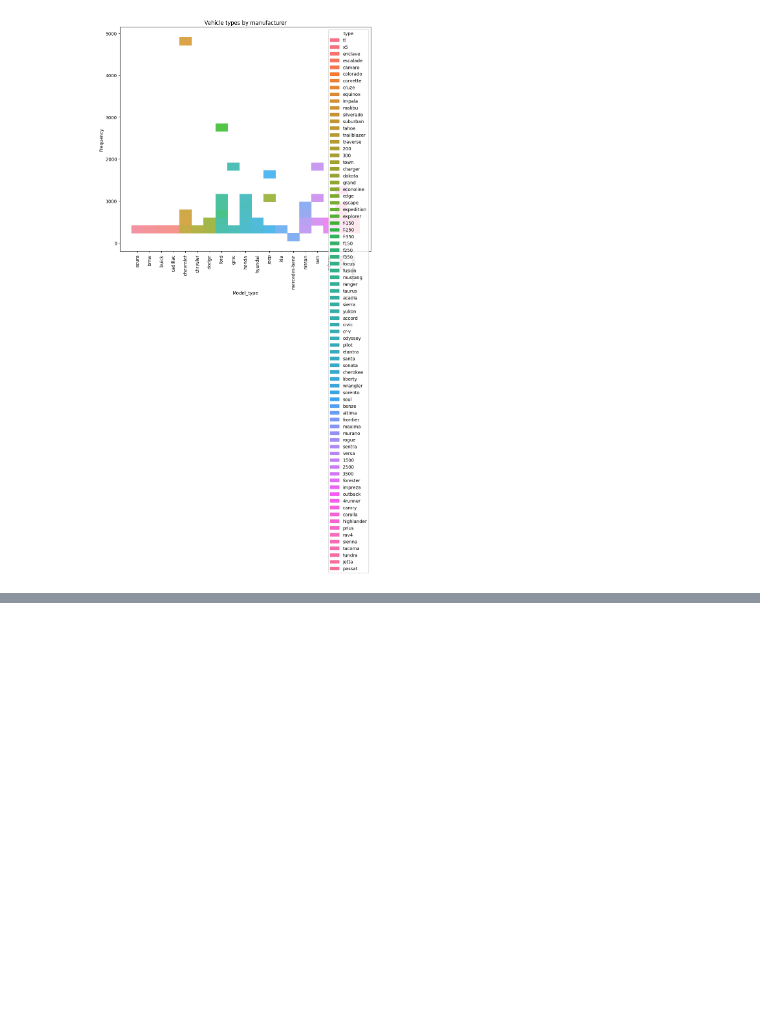
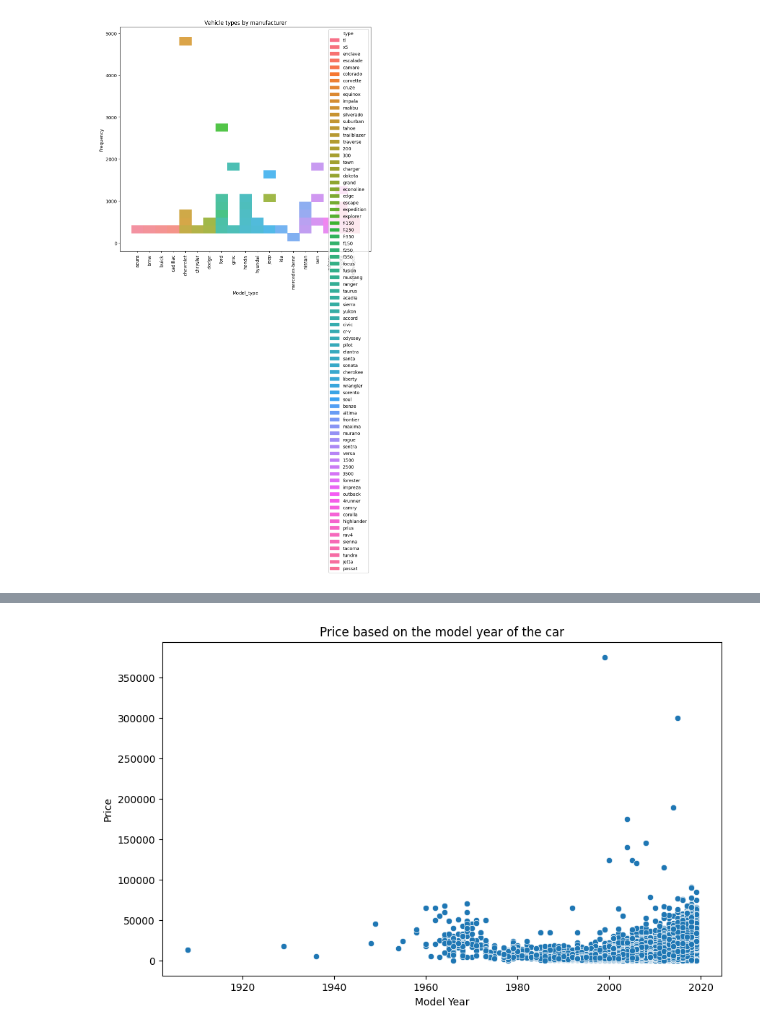
Before and after one commit to jeelfaldu7/car_ad_insights_dashboard, a Jupyter notebook: notebooks/Sprint 4 EDA Part of Project.ipynb, the cells around one changed output, grey strips where cells are left out. Saved outputs shown, nothing was run; the diff lists cells and outputs as text; code cells hidden in the pictures; blank space fills up the shorter version.

```diff
--- a/notebooks/Sprint 4 EDA Part of Project.ipynb
+++ b/notebooks/Sprint 4 EDA Part of Project.ipynb
@@ -397,0 +411,9 @@ display(vehicles_us[['condition','model_year']].head())
+# %%
+plt.figure(figsize=(10, 6))
+sns.scatterplot(data=vehicles_us, x='model_year', y='price')
+plt.title('Price based on the model year of the car')
+plt.xlabel('Model Year')
+plt.ylabel('Price')
+plt.show()
+# %% [output]
+[figure, added]
```
Also changed, not shown: parts of 18 cells of this notebook, 1 other file.
